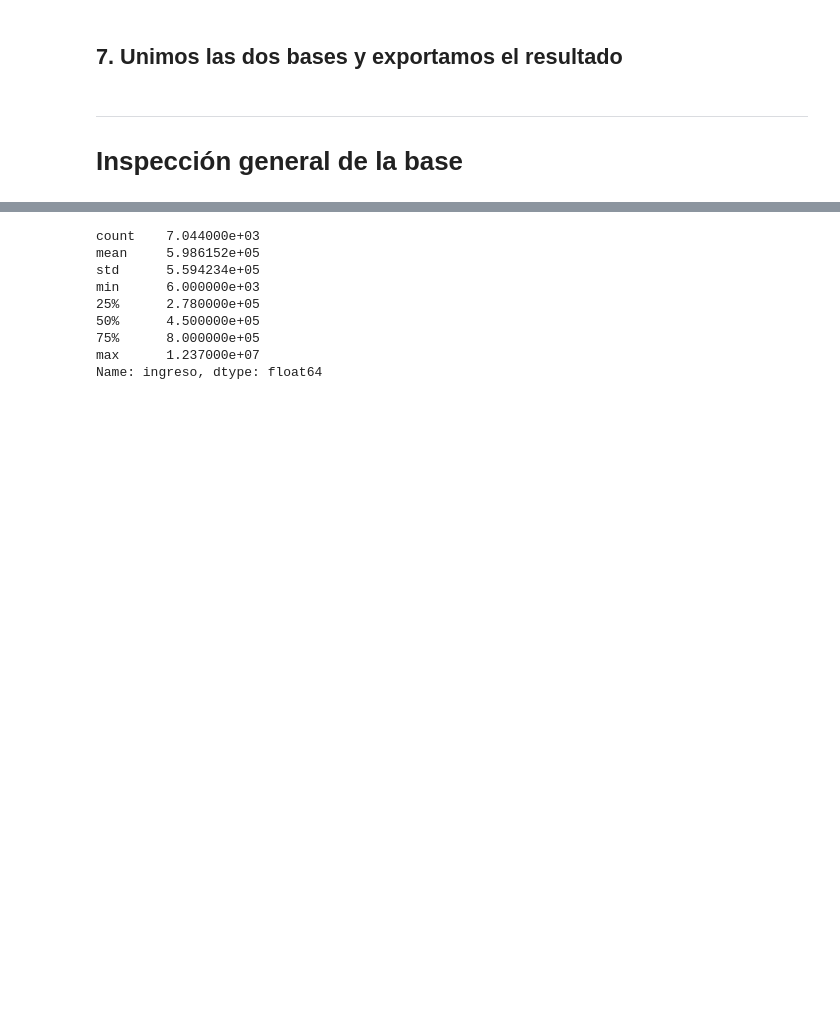
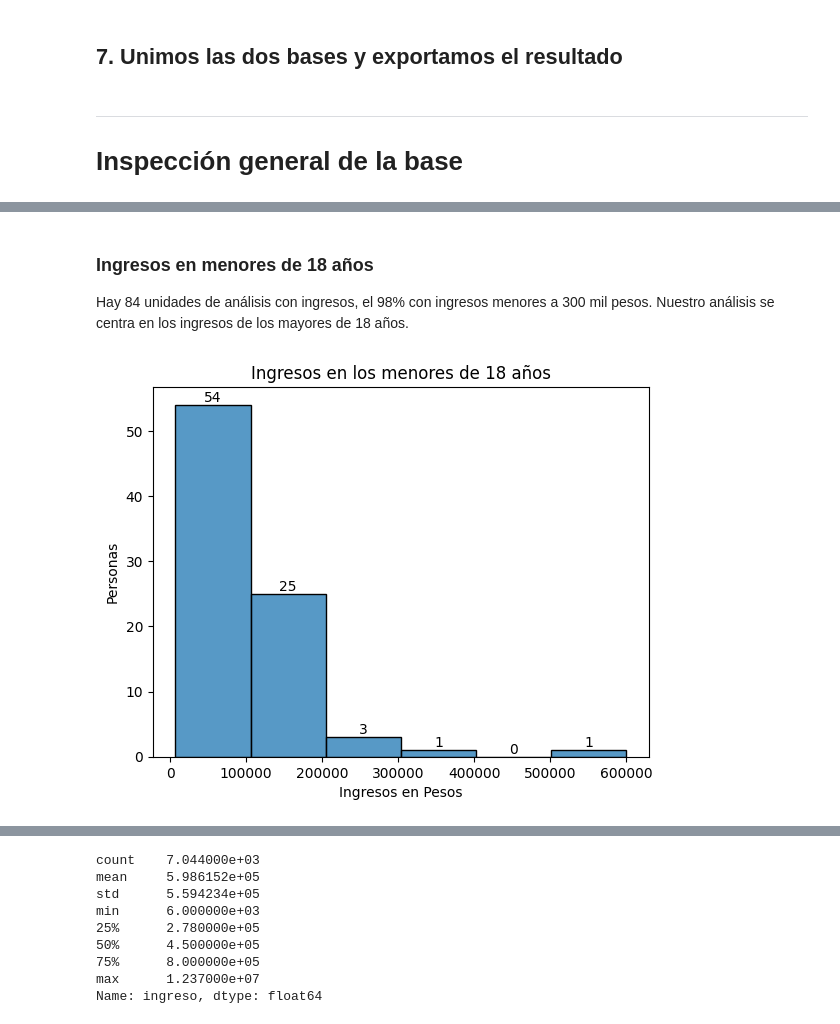
Before and after one commit to LMatiPerez/AnalisisDeDatosI_G5, a Jupyter notebook: procesamiento_bases.ipynb, the cells around one changed output, grey strips where cells are left out. Cells and saved outputs as stored; diff of their text form; code cells hidden in the pictures; blank space fills up the shorter version.

```diff
--- a/procesamiento_bases.ipynb
+++ b/procesamiento_bases.ipynb
@@ -190,0 +226,14 @@ Se analizarán las siguientes relaciones:
+# %% [markdown]
+### Ingresos en menores de 18 años
+Hay 84 unidades de análisis con ingresos, el 98% con ingresos menores a 300 mil pesos. Nuestro análisis se centra en los ingresos de los mayores de 18 años.
+# %%
+menores = personas_todas[(personas_todas["Categoria Ingresos"]=="Con Ingresos")&(personas_todas["edad"]<18)]
+ax = sns.histplot(menores, x="ingreso", binwidth=100000)
+ax.set(xlabel='Ingresos en Pesos', ylabel='Personas')
+for i in ax.containers:
+    ax.bar_label(i,)
+
+plt.title("Ingresos en los menores de 18 años")
+plt.show()
+# %% [output]
+[figure, added]
```
Also changed, not shown: parts of 9 cells of this notebook.
